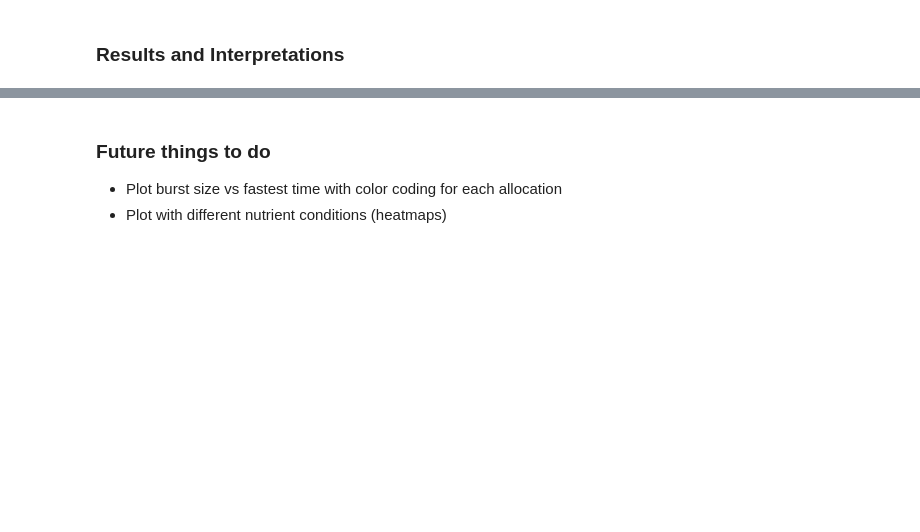
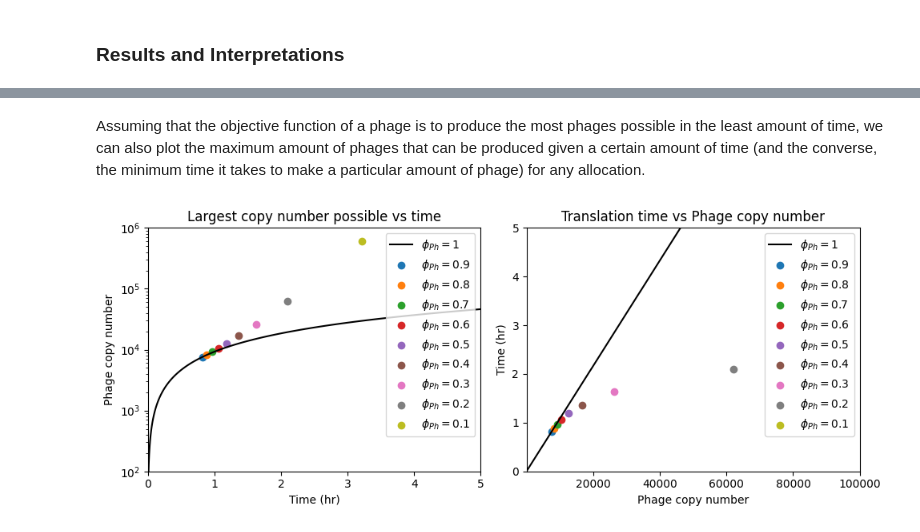
Before and after one commit to cremerlab/phage_allocation, a Jupyter notebook: experiments/exploratory/phage_allocation_exploration.ipynb, the cells around one changed output, grey strips where cells are left out. Drawn from its saved outputs; the diff is of its cells as text; code cells hidden in the pictures; blank space fills up the shorter version.

```diff
--- a/experiments/exploratory/phage_allocation_exploration.ipynb
+++ b/experiments/exploratory/phage_allocation_exploration.ipynb
@@ -185,8 +223,54 @@ The two subplots above display quantitative metrics of phage proteome translatio
 The left subplot shows the time for which a given phage allocation matches the proteinaceous mass of a complete phage allocation ($\phi_{Ph}=1$). As expected, this time is shorter for higher phage allocations. This plot showcases that high allocations are significantly different in timescales compared to lower allocations.
 
 The right subplot indicates the "burst size" (number of phages in the cell) for which a given allocation is the fastest strategy compared to any lower allocations. As "burst size" increases, the best allocation strategy is increasingly smaller because a steady state with a faster is reached. It seems that the burst size is asymptotically approaching a threshold value as $\phi_{Ph}$ approaches 1, indicating that maximal phage allocation is the best strategy for any burst size below this value.
-# %% [markdown]
-### Future things to do
-
-- Plot burst size vs fastest time with color coding for each allocation
-- Plot with different nutrient conditions (heatmaps)
+# %% [markdown]
+Assuming that the objective function of a phage is to produce the most phages possible in the least amount of time, we can also plot the maximum amount of phages that can be produced given a certain amount of time (and the converse, the minimum time it takes to make a particular amount of phage) for any allocation.
+# %%
+plt.figure(figsize=(10,4))
+
+burst_size_match = []
+time_match = []
+phi_val = []
+phi_prev=1
+phi_Ph_vals_reverse=phi_Ph_vals[::-1]
+for phi in phi_Ph_vals_reverse:
+    df_prev_phi=df.loc[df.phi_Ph_val==phi_prev]
+    df_current_phi=df.loc[df.phi_Ph_val==phi]
+    for t_ in range(len(df.time.unique())):
+        if df_current_phi.M_Ph[t_] > df_prev_phi.M_Ph[t_]: # Check if current allocation has surpassed previous allocation in terms of phage biomass
+            burst_size_match +=[df_current_phi.M_Ph[t_]//m_phage]
+            time_match +=[df.time.unique()[t_]]
+            phi_val +=[phi]
+            phi_prev=phi
+            break
+
+plt.subplot(1,2,1)
+x_val=df.time.unique()
+y_val=df.loc[df.phi_Ph_val==1].M_Ph//m_phage
+plt.plot(x_val,y_val,color='k',label='$\phi_{Ph} = 1$') # plot curve for phi = 1 strategy
+for i in range(len(time_match)):
+    plt.scatter(time_match[i],burst_size_match[i],label='$\phi_{Ph} = %.1f$'%(phi_val[i])) # Plot individual points for
+
+plt.xlabel('Time (hr)')
+plt.ylabel('Phage copy number')
+plt.title('Largest copy number possible vs time')
+plt.yscale('log')
+plt.ylim([1e2,1e6])
+plt.xlim([0,5])
+plt.legend()
+
+plt.subplot(1,2,2)
+plt.plot(y_val,x_val,color='k',label='$\phi_{Ph} = 1$') # Reverse x and y axes
+for i in range(len(time_match)):
+    plt.scatter(burst_size_match[i],time_match[i],label='$\phi_{Ph} = %.1f$'%(phi_val[i]))
+
+plt.ylabel('Time (hr)')
+plt.xlabel('Phage copy number')
+plt.title('Translation time vs Phage copy number')
+plt.xlim([1e2,1e5])
+plt.ylim([0,5])
+plt.legend()
+
+plt.tight_layout()
+# %% [output]
+[figure, added]
```
Also changed, not shown: parts of 13 cells of this notebook.
